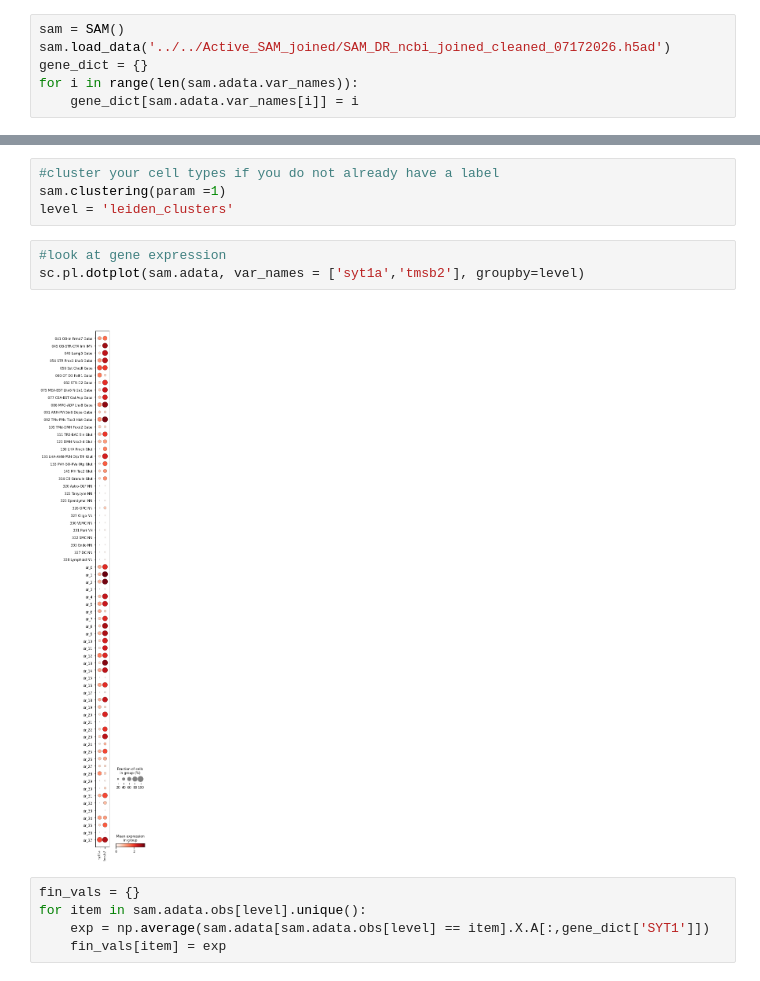
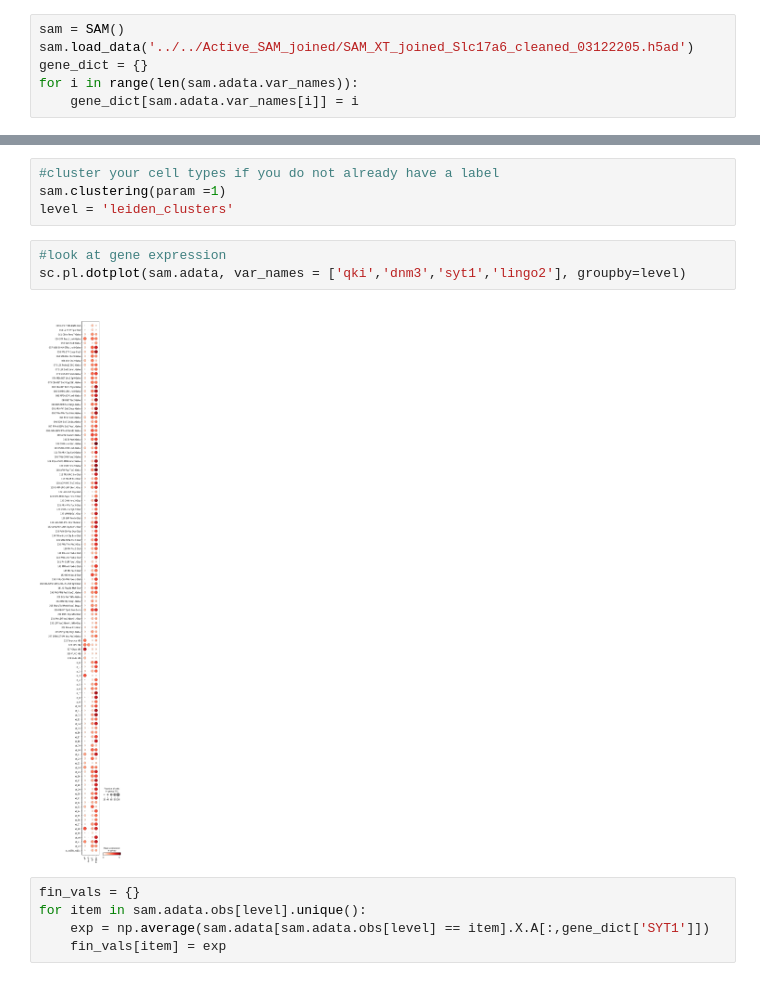
Before and after one commit to Bo-Wang-Lab/Vertebrate_hypothalamus, a Jupyter notebook: Preprocessing/Nonneural_geneset.ipynb, the cells around one changed output, grey strips where cells are left out. Drawn from its saved outputs; the diff is of its cells as text.

```diff
--- a/Preprocessing/Nonneural_geneset.ipynb
+++ b/Preprocessing/Nonneural_geneset.ipynb
@@ -42,7 +42,7 @@ import anndata as ad
 #output: seperate h5ads of neurons and nonneurons
 # %%
 sam = SAM()
-sam.load_data('../../Active_SAM_joined/SAM_DR_ncbi_joined_cleaned_07172026.h5ad')
+sam.load_data('../../Active_SAM_joined/SAM_XT_joined_Slc17a6_cleaned_03122205.h5ad')
 gene_dict = {}
 for i in range(len(sam.adata.var_names)):
     gene_dict[sam.adata.var_names[i]] = i
@@ -55,9 +55,9 @@ sam.clustering(param =1)
 level = 'leiden_clusters'
 # %%
 #look at gene expression
-sc.pl.dotplot(sam.adata, var_names = ['syt1a','tmsb2'], groupby=level)
+sc.pl.dotplot(sam.adata, var_names = ['qki','dnm3','syt1','lingo2'], groupby=level)
 # %% [output]
-[figure, old version]
+[figure, new version]
 # %%
 fin_vals = {}
 for item in sam.adata.obs[level].unique():
```
Also changed, not shown: parts of 7 cells of this notebook, 24 other files.
